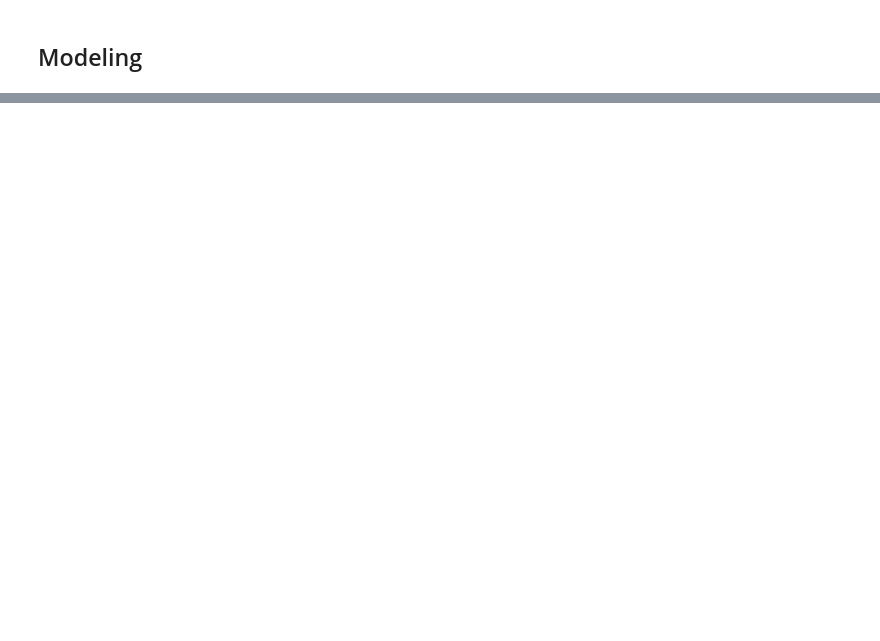
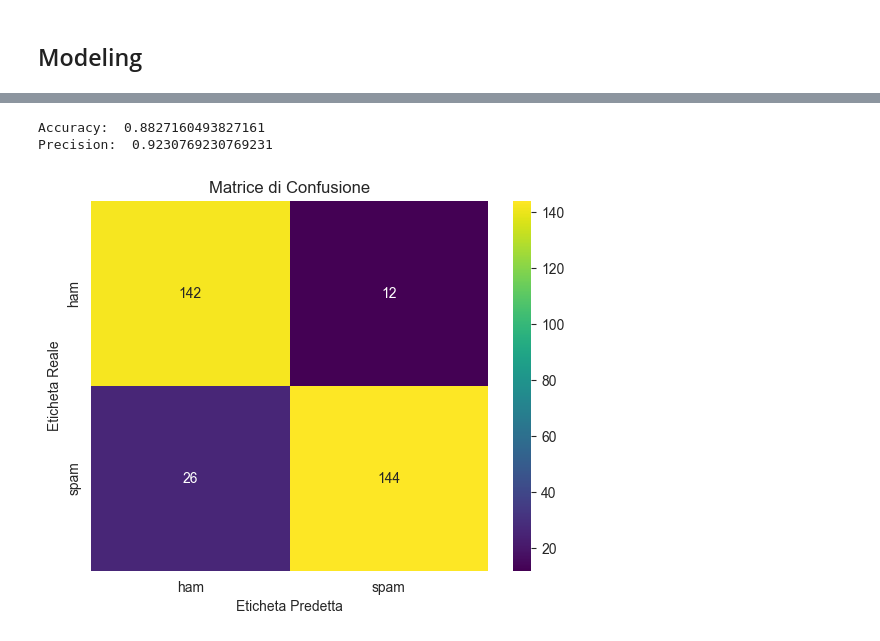
Before and after one commit to russosamuele/SMSecure, a Jupyter notebook: SMSecure.ipynb, the cells around one changed output, grey strips where cells are left out. Saved outputs shown, nothing was run; the diff lists cells and outputs as text; code cells hidden in the pictures; blank space fills up the shorter version.

```diff
--- a/SMSecure.ipynb
+++ b/SMSecure.ipynb
@@ -547,0 +632,14 @@ df.sample(5)
+# %%
+bnb.fit(X_train,y_train) #training modello
+y_pred3 = bnb.predict(X_test) #test modello
+print('Accuracy: ' ,accuracy_score(y_test,y_pred3))
+print('Precision: ' ,precision_score(y_test,y_pred3))
+
+#plot della matrice di confusione
+labels = ['ham', 'spam']
+confusion_matrix_result = confusion_matrix(y_test,y_pred3)
+sns.heatmap(confusion_matrix_result, annot=True, fmt='d', cmap='viridis', xticklabels=labels, yticklabels=labels)
+plt.title('Matrice di Confusione')
+plt.xlabel('Eticheta Predetta')
+plt.ylabel('Eticheta Reale')
+plt.show()
@@ -547,0 +663,21 @@ df.sample(5)
+# %%
+from sklearn.tree import DecisionTreeClassifier
+dtc = DecisionTreeClassifier(max_depth=8)
+# %%
+dtc.fit(X_train,y_train)
+y_pred = dtc.predict(X_test)
+print('Accuracy: ' ,accuracy_score(y_test,y_pred))
+print('Precision: ' ,precision_score(y_test,y_pred))
+
+#plot della matrice di confusione
+labels = ['ham', 'spam']
+confusion_matrix_result = confusion_matrix(y_test,y_pred)
+sns.heatmap(confusion_matrix_result, annot=True, fmt='d', cmap='viridis', xticklabels=labels, yticklabels=labels)
+plt.title('Matrice di Confusione')
+plt.xlabel('Eticheta Predetta')
+plt.ylabel('Eticheta Reale')
+plt.show()
+# %% [output]
+Accuracy:  0.8827160493827161
+Precision:  0.9230769230769231
+[figure, added]
```
Also changed, not shown: parts of 29 cells of this notebook.
